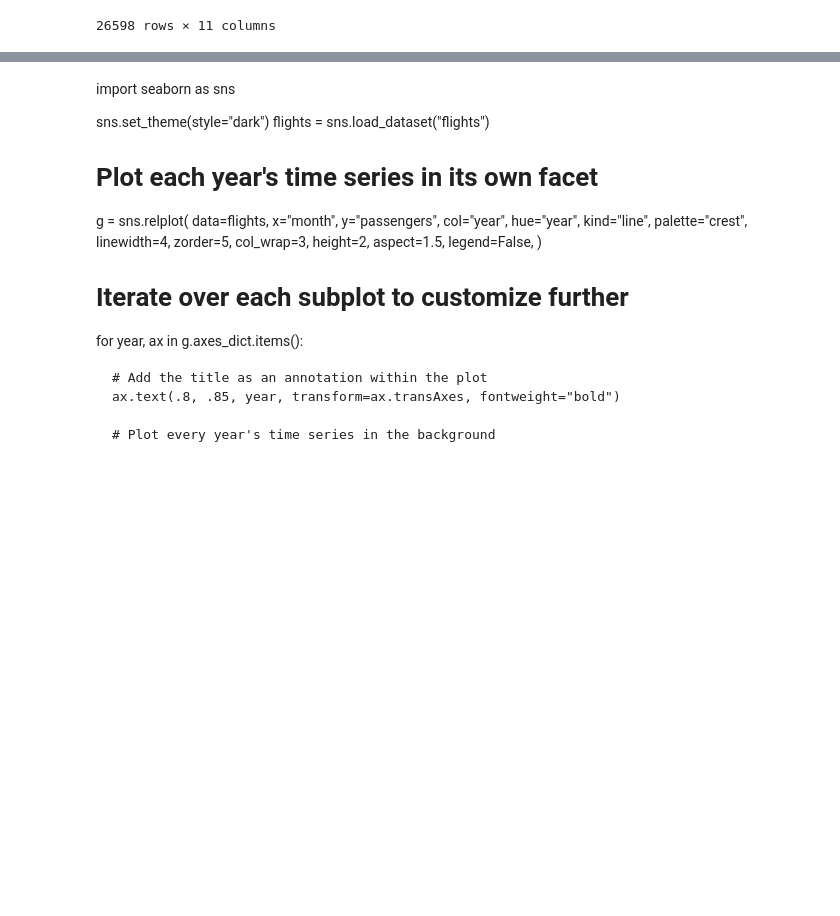
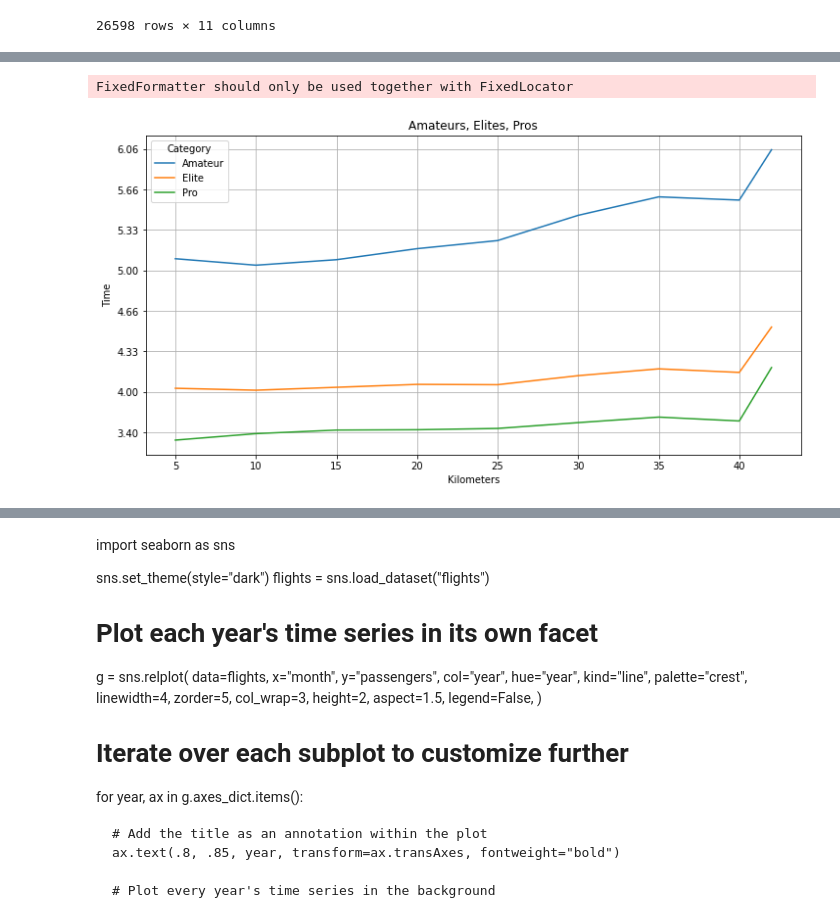
Before and after one commit to isra-st/BostonMarathon_RunningMagazine, a Jupyter notebook: # Analysis of Data Frames.ipynb, the cells around one changed output, grey strips where cells are left out. Drawn from its saved outputs; the diff is of its cells as text; code cells hidden in the pictures; blank space fills up the shorter version.

```diff
--- a/# Analysis of Data Frames.ipynb
+++ b/# Analysis of Data Frames.ipynb
@@ -1262,0 +1520,22 @@ lst = pace_chart['value'].tolist()
+# %%
+fig=plt.figure(figsize=(12,6))
+strategy_winners = sns.lineplot(data=provsamateur_2015_avg_melt, y='value', x='variable', hue='Category')
+a = strategy_winners.get_yticks().tolist()
+a[1]= '3.40'
+a[2]= '4.00'
+a[3]= '4.33'
+a[4]='4.66'
+a[5]='5.00'
+a[6]='5.33'
+a[7]='5.66'
+a[8]='6.06'
+a[9]='6.33'
+strategy_winners.set_yticklabels(a);
+plt.grid()
+plt.title('Amateurs, Elites, Pros')
+plt.ylabel('Time')
+plt.xlabel('Kilometers')
+plt.show()
+# %% [output]
+FixedFormatter should only be used together with FixedLocator
+[figure, added]
```
Also changed, not shown: parts of 46 cells of this notebook.
